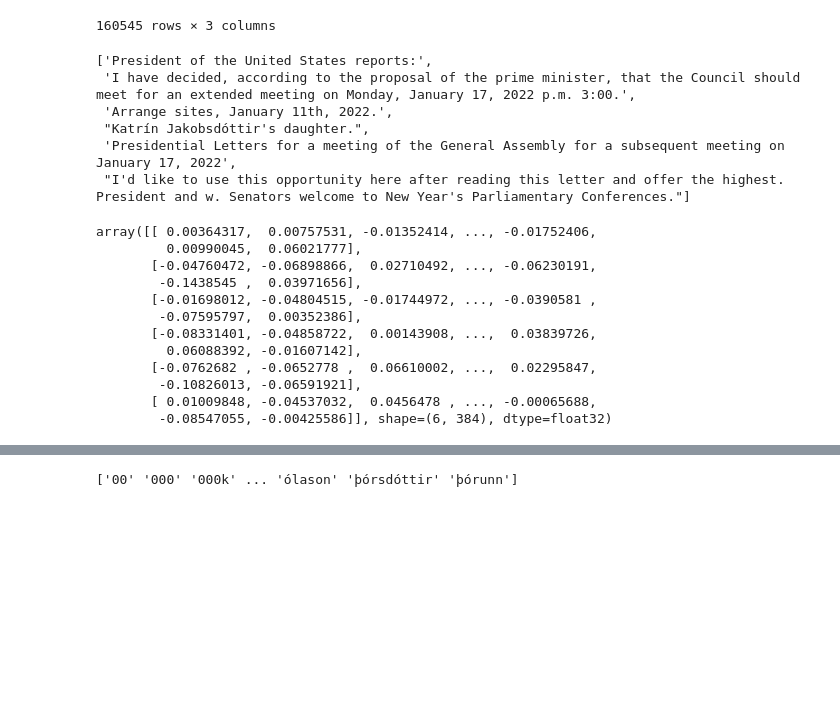
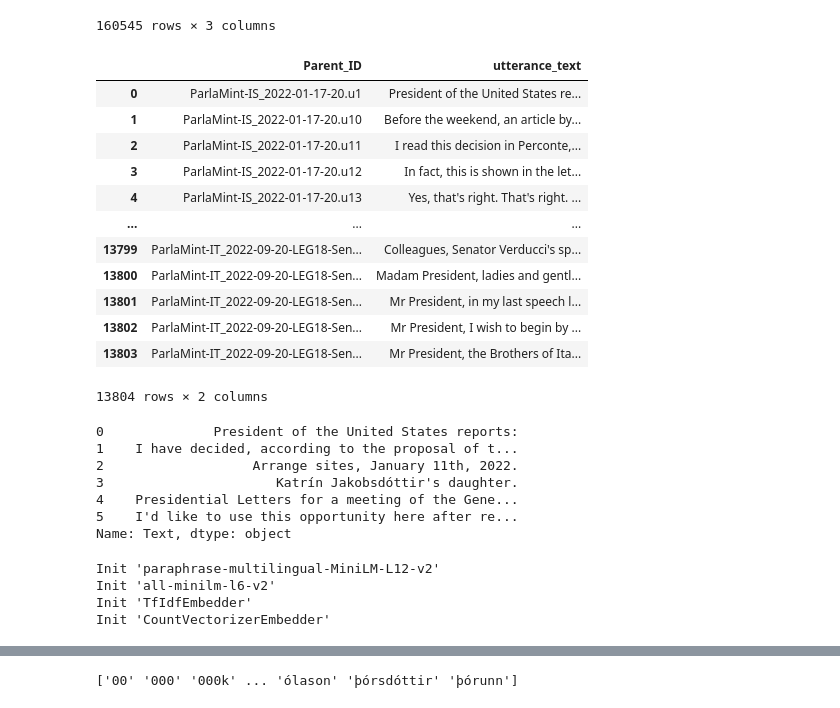
Before and after one commit to DHGraz/clariah2025-dse-ml, a Jupyter notebook: src/processing_embeddings.ipynb, the cells around one changed output, grey strips where cells are left out. Cells and saved outputs as stored; diff of their text form; code cells hidden in the pictures; blank space fills up the shorter version.

Commit message:
added embedding generation script

```diff
--- a/src/processing_embeddings.ipynb
+++ b/src/processing_embeddings.ipynb
@@ -23,32 +27,53 @@ df_parlamint
 | 160543 | ParlaMint-IT_2022-09-20-LEG18-Sen... | ParlaMint-IT_2022-09-20-LEG18-Sen... | The Senate is summoned to the house. |
 | 160544 | ParlaMint-IT_2022-09-20-LEG18-Sen... | ParlaMint-IT_2022-09-20-LEG18-Sen... | The sitting was closed at 16.48 p.m. |
 160545 rows × 3 columns
+# %%
+# Group sentence by utterance (=Parent_ID)
+df_parlamint_grouped = (df_parlamint.groupby(["Parent_ID"])["Text"]
+                        .apply(lambda s: " ".join(s))
+                        .reset_index(name="utterance_text"))
+df_parlamint_grouped
+# %% [output]
+|  | Parent_ID | utterance_text |
+| 0 | ParlaMint-IS_2022-01-17-20.u1 | President of the United States re... |
+| 1 | ParlaMint-IS_2022-01-17-20.u10 | Before the weekend, an article by... |
+| 2 | ParlaMint-IS_2022-01-17-20.u11 | I read this decision in Perconte,... |
+| 3 | ParlaMint-IS_2022-01-17-20.u12 | In fact, this is shown in the let... |
+| 4 | ParlaMint-IS_2022-01-17-20.u13 | Yes, that's right. That's right. ... |
+| ... | ... | ... |
+| 13799 | ParlaMint-IT_2022-09-20-LEG18-Sen... | Colleagues, Senator Verducci's sp... |
+| 13800 | ParlaMint-IT_2022-09-20-LEG18-Sen... | Madam President, ladies and gentl... |
+| 13801 | ParlaMint-IT_2022-09-20-LEG18-Sen... | Mr President, in my last speech l... |
+| 13802 | ParlaMint-IT_2022-09-20-LEG18-Sen... | Mr President, I wish to begin by ... |
+| 13803 | ParlaMint-IT_2022-09-20-LEG18-Sen... | Mr President, the Brothers of Ita... |
+13804 rows × 2 columns
 # %%
-sample_utterance = df_parlamint[df_parlamint["Parent_ID"] == "ParlaMint-IS_2022-01-17-20.u1"]["Text"].to_list()
+sample_utterance = df_parlamint[df_parlamint["Parent_ID"] == "ParlaMint-IS_2022-01-17-20.u1"]["Text"]
 sample_utterance
 # %% [output]
-['President of the United States reports:',
- 'I have decided, according to the proposal of the prime minister, that the Council should meet for an extended meeting on Monday, January 17, 2022 p.m. 3:00.',
- 'Arrange sites, January 11th, 2022.',
- "Katrín Jakobsdóttir's daughter.",
- 'Presidential Letters for a meeting of the General Assembly for a subsequent meeting on January 17, 2022',
- "I'd like to use this opportunity here after reading this letter and offer the highest. President and w. Senators welcome to New Year's Parliamentary Conferences."]
+0              President of the United States reports:
+1    I have decided, according to the proposal of t...
+2                   Arrange sites, January 11th, 2022.
+3                      Katrín Jakobsdóttir's daughter.
+4    Presidential Letters for a meeting of the Gene...
+5    I'd like to use this opportunity here after re...
+Name: Text, dtype: object
 # %%
-model = SentenceTransformer('paraphrase-multilingual-MiniLM-L12-v2')
-# model = SentenceTransformer('all-minilm-l6-v2')
+print("Init 'paraphrase-multilingual-MiniLM-L12-v2'")
+st_model_large = SentenceTransformer('paraphrase-multilingual-MiniLM-L12-v2')
+print("Init 'all-minilm-l6-v2'")
+st_model_small = SentenceTransformer('all-minilm-l6-v2')
+print("Init 'TfIdfEmbedder'")
+tfidf_model = TfIdfEmbedder(vocabulary=df_parlamint["Text"].to_list(), min_df=100, stop_words='english')
+print("Init 'CountVectorizerEmbedder'")
+cv_model = CountVectorizerEmbedder(vocabulary=df_parlamint["Text"].to_list(), min_df=100, stop_words='english',
+                                   n_gram_range=(1, 3))
+# %% [output]
+Init 'paraphrase-multilingual-MiniLM-L12-v2'
+Init 'all-minilm-l6-v2'
+Init 'TfIdfEmbedder'
+Init 'CountVectorizerEmbedder'
 # %%
-sample_utterance_embeddings = model.encode(sample_utterance, show_progress_bar=True)
-sample_utterance_embeddings
+df_parlamint_embeddings_per_utterance = st_model_small.encode(df_parlamint_grouped["utterance_text"].to_list(),
+                                                     show_progress_bar=True)
+df_parlamint_embeddings_per_sentence = st_model_small.encode(df_parlamint["Text"].to_list(), show_progress_bar=True)
-# %% [output]
-array([[ 0.00364317,  0.00757531, -0.01352414, ..., -0.01752406,
-         0.00990045,  0.06021777],
-       [-0.04760472, -0.06898866,  0.02710492, ..., -0.06230191,
-        -0.1438545 ,  0.03971656],
-       [-0.01698012, -0.04804515, -0.01744972, ..., -0.0390581 ,
-        -0.07595797,  0.00352386],
-       [-0.08331401, -0.04858722,  0.00143908, ...,  0.03839726,
-         0.06088392, -0.01607142],
-       [-0.0762682 , -0.0652778 ,  0.06610002, ...,  0.02295847,
-        -0.10826013, -0.06591921],
-       [ 0.01009848, -0.04537032,  0.0456478 , ..., -0.00065688,
-        -0.08547055, -0.00425586]], shape=(6, 384), dtype=float32)
```
Also changed, not shown: parts of 14 cells of this notebook, 4 other files.
